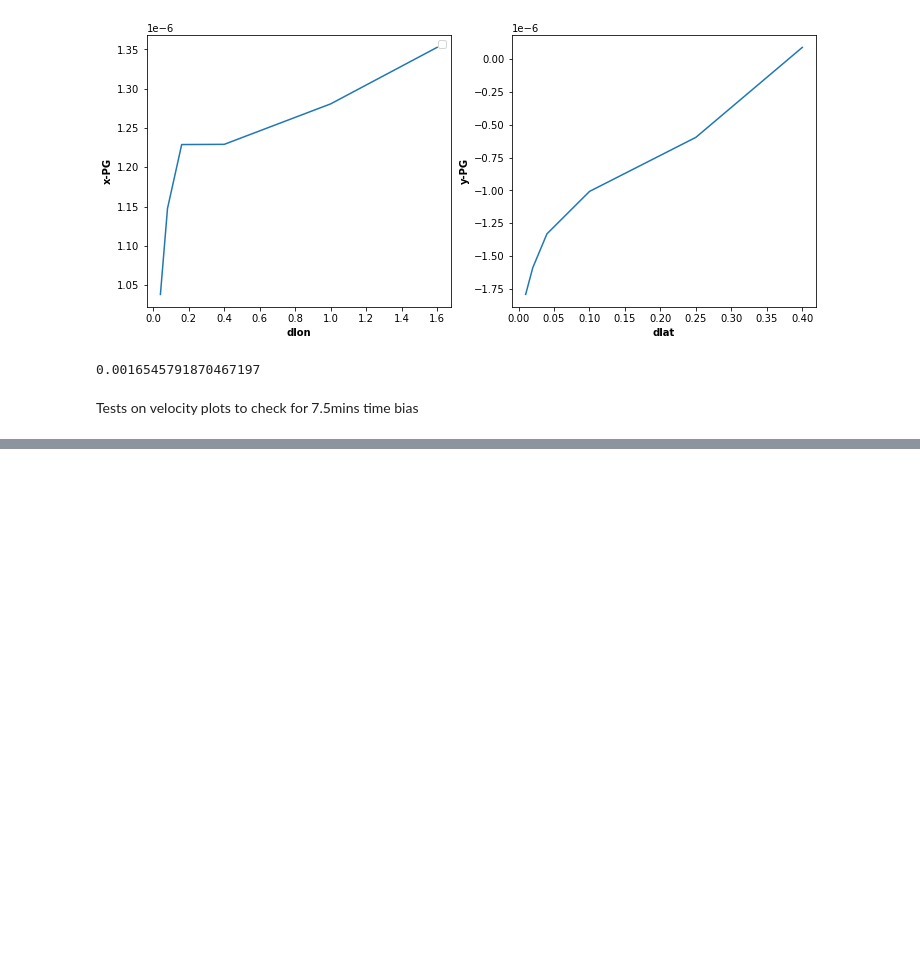
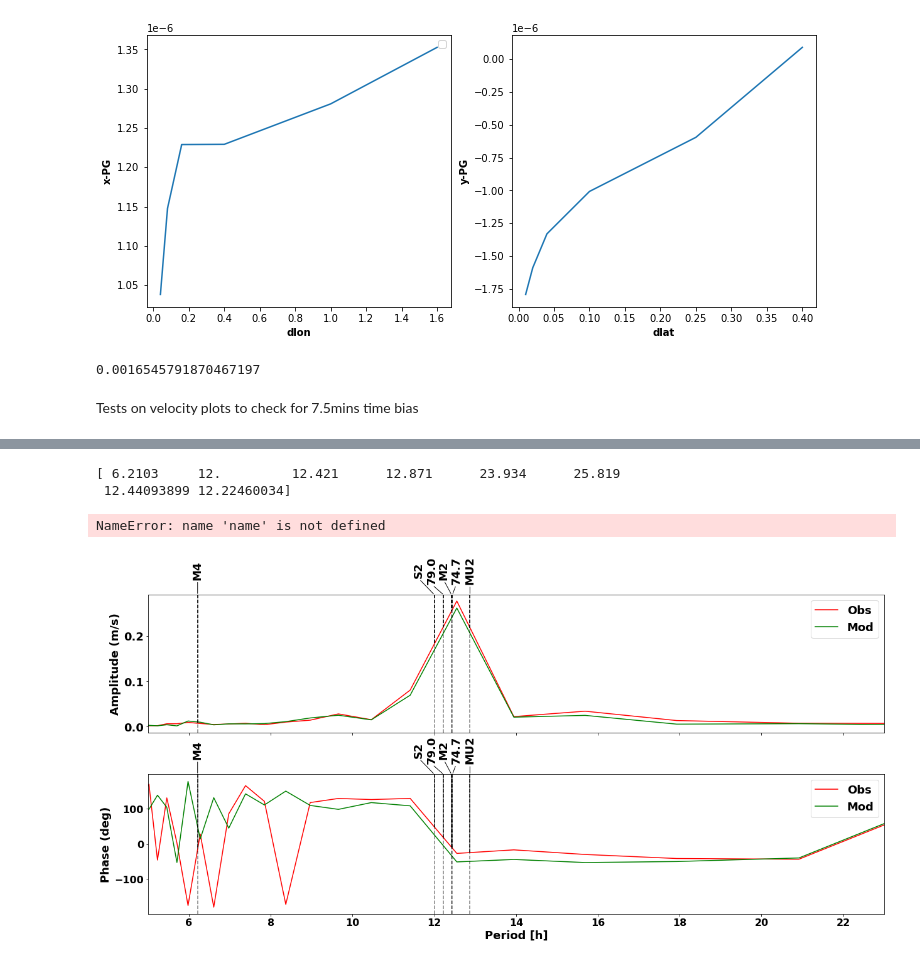
Before and after one commit to AmeyV05/Drifting-buoys-model, a Jupyter notebook: py_script_files/tests_n_trials.ipynb, the cells around one changed output, grey strips where cells are left out. Saved outputs shown, nothing was run; the diff lists cells and outputs as text; code cells hidden in the pictures; blank space fills up the shorter version.

```diff
--- a/py_script_files/tests_n_trials.ipynb
+++ b/py_script_files/tests_n_trials.ipynb
@@ -593,27 +595,51 @@ print("Fourier Transform plots done.")
+# %%
+s=settings.settings()
+tidedict=s['tidedict'];cordict=s['cordict']
+Tcordict=[];Ttiddict=[]
+for k in cordict.keys():
+    phi=np.deg2rad(cordict[k])
+    f=2*s['omega']*np.sin(phi)
+    T=2*np.pi/(f*3600)
+    Tcordict=np.append(Tcordict,T)
+for k in tidedict.keys():
+    Ttiddict=np.append(Ttiddict,tidedict[k])
+freqvec=np.append(Ttiddict,Tcordict)
+print(freqvec)
+# %% [output]
+[ 6.2103     12.         12.421      12.871      23.934      25.819
+ 12.44093899 12.22460034]
 # %%
-s=settings.settings()
-fig=plt.figure(figsize=(21,7))
+import lineid_plot
+
+fig=plt.figure(figsize=(21,9))
 ax1=plt.subplot2grid((2,1), (1,0), rowspan=1, colspan=1)
-#     ax1=fig.add_axes([0.1,0.1, 0.8, 0.8])
-l1=ax1.plot(tvec,xb[1,:],color='r',label="obs")
-l2=ax1.plot(tvec,xs[1,:],color='g',label="sim")
+l1=ax1.plot(tvec,xb[1,:],color='r',label="Obs")
+l2=ax1.plot(tvec,xs[1,:],color='g',label="Mod")
 handles, labels = ax1.get_legend_handles_labels()
-ax1.legend(handles,labels,loc=1,fontsize='12')
+ax1.legend(handles,labels,loc=1,fontsize='18')
 ax1.set_xlim([5,23])
+for xc in freqvec:
+    plt.axvline(x=xc,color='k', linestyle='--',alpha=0.5)
 ak = lineid_plot.initial_annotate_kwargs()
 tide=np.array(list(s['tidedict'].keys()));cor=np.array(list(s['cordict'].values()))
 tidlab=np.append(tide,cor)
-lineid_plot.plot_line_ids(tvec, xb[1,:], argval, tidlab,ax=ax1,max_iter=30000)
-plt.xlabel('Period [h]',fontsize=12,fontweight='bold')
-plt.ylabel('Phase (deg)',fontsize=12,fontweight='bold')
+lineid_plot.plot_line_ids(tvec, xb[1,:], freqvec, tidlab,ax=ax1,max_iter=30000,label1_size=18)
+plt.xlabel('Period [h]',fontsize=18,fontweight='bold')
+plt.ylabel('Phase (deg)',fontsize=18,fontweight='bold')
 ax2=fig.add_axes([0.125, 0.57, 0.775, 0.34],sharex=ax1)
-l1=ax2.plot(tvec,xb[0,:],color='r',label="obs")
-l2=ax2.plot(tvec,xs[0,:],color='g',label="sim")
+l1=ax2.plot(tvec,xb[0,:],color='r',label="Obs")
+l2=ax2.plot(tvec,xs[0,:],color='g',label="Mod")
 handles, labels = ax2.get_legend_handles_labels()
-ax2.legend(handles,labels,loc=1,fontsize='12')
-lineid_plot.plot_line_ids(tvec, xb[0,:], argval, tidlab,ax=ax2,max_iter=30000) #
-plt.ylabel('Amplitude ('+units+')',fontsize=12,fontweight='bold')
+ax2.legend(handles,labels,loc=1,fontsize='18')
+for xc in freqvec:
+    plt.axvline(x=xc,color='k', linestyle='--',alpha=0.5)
+lineid_plot.plot_line_ids(tvec, xb[0,:], freqvec, tidlab,ax=ax2,max_iter=30000,label1_size=18) #
+plt.ylabel('Amplitude ('+units+')',fontsize=18,fontweight='bold')
 plt.setp(ax2.get_xticklabels(), visible=False)
-plt.xticks(fontsize=12);plt.yticks(fontsize=12)
-plt.savefig(path+'/'+name+'.jpg',format='jpg')
+plt.xticks(fontsize=18);plt.yticks(fontsize=18)
+# plt.savefig(path+'/'+name+'.jpg',format='jpg')
+plt.show()
 plt.close(fig)
+# %% [output]
+NameError: name 'name' is not defined
+[figure, added]
```
Also changed, not shown: parts of 4 cells of this notebook, 7 other files.
